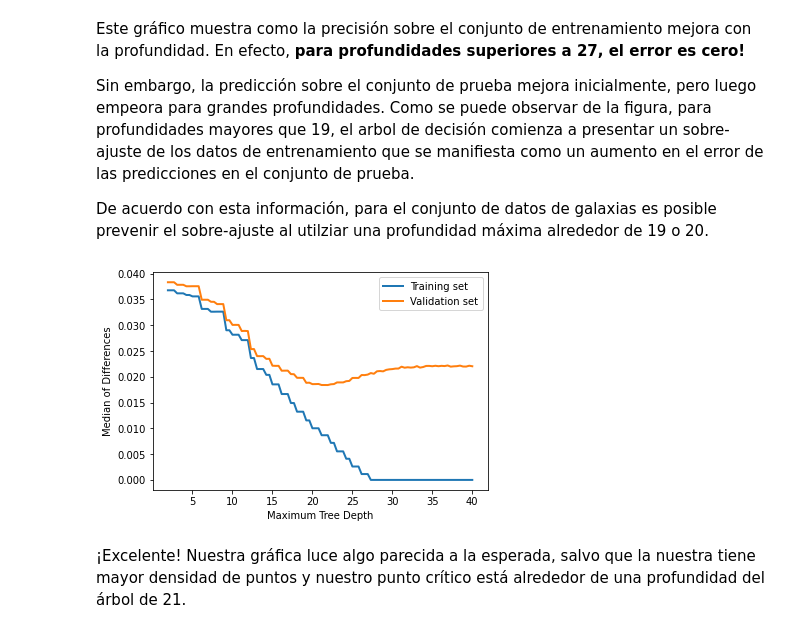
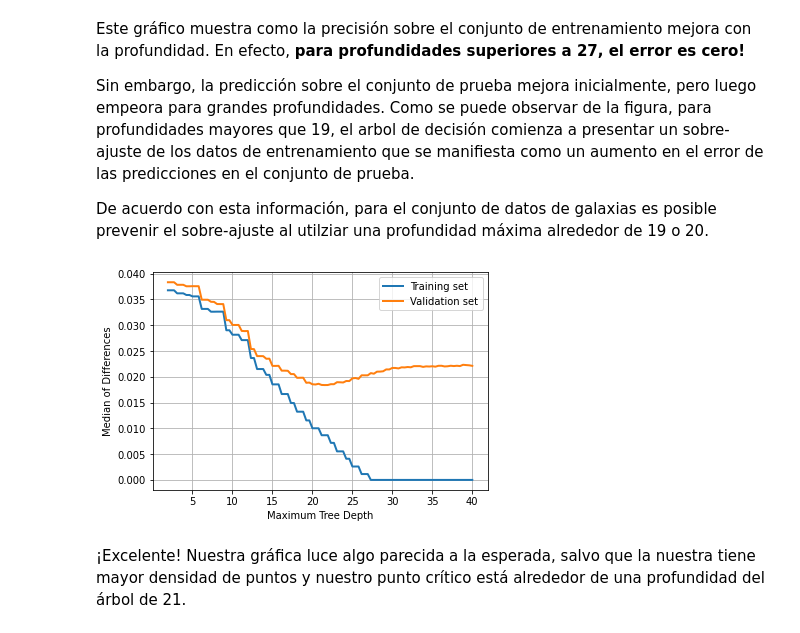
Before and after one commit to yullha/exercises08, a Jupyter notebook: 25. The Problem of Over-fitting Decision Trees.ipynb, the cells around one changed output. Saved outputs shown, nothing was run; the diff lists cells and outputs as text; code cells hidden in the pictures.

```diff
--- a/25. The Problem of Over-fitting Decision Trees.ipynb
+++ b/25. The Problem of Over-fitting Decision Trees.ipynb
@@ -232,15 +232,16 @@ De acuerdo con esta información, para el conjunto de datos de galaxias es posib
 # %%
 # Plot the results
 from matplotlib import pyplot as plt
 
 plt.figure()
 plt.plot(depth, m_t, label="Training set", linewidth=2)
 plt.plot(depth, m_v, label="Validation set", linewidth=2)
 plt.xlabel("Maximum Tree Depth")
 plt.ylabel("Median of Differences")
+plt.grid()
 plt.legend()
 plt.show()
 # %% [output]
-[figure, old version]
+[figure, new version]
 # %% [markdown]
 ¡Excelente! Nuestra gráfica luce algo parecida a la esperada, salvo que la nuestra tiene mayor densidad de puntos y nuestro punto crítico está alrededor de una profundidad del árbol de 21.
```
Also changed, not shown: parts of 3 cells of this notebook.
